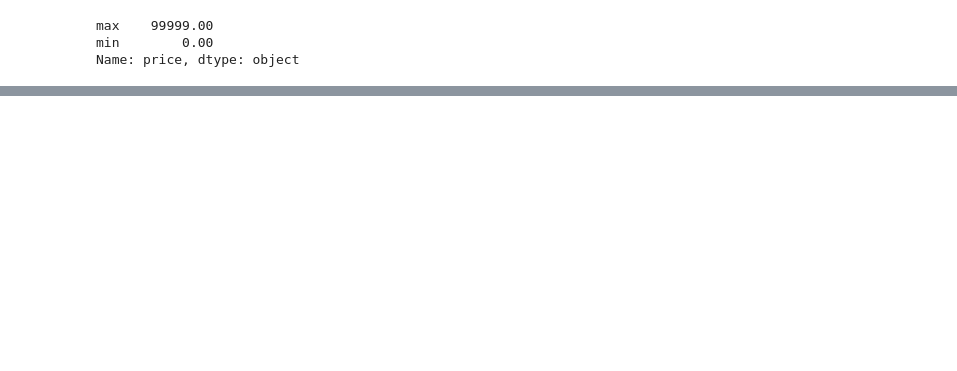
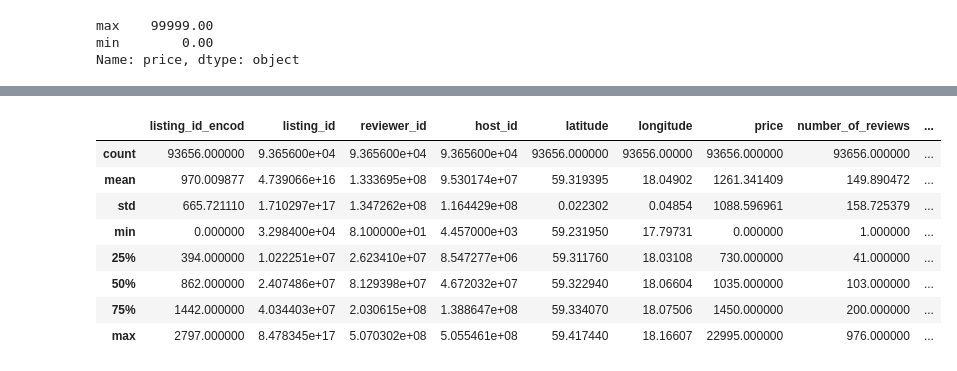
Before and after one commit to TanjaDS/Examensarbete_Airbnb, a Jupyter notebook: transformation_and_EDA/data_cleaning.ipynb, the cells around one changed output, grey strips where cells are left out. Drawn from its saved outputs; the diff is of its cells as text; code cells hidden in the pictures; blank space fills up the shorter version.

```diff
--- a/transformation_and_EDA/data_cleaning.ipynb
+++ b/transformation_and_EDA/data_cleaning.ipynb
@@ -341,0 +145,12 @@ df_listing[df_listing['host_name'].str.contains('Clara') == True]
+# %%
+df_host_reviews.describe()
+# %% [output]
+|  | listing_id_encod | listing_id | reviewer_id | host_id | latitude | longitude | price | number_of_reviews | ... |
+| count | 93656.000000 | 9.365600e+04 | 9.365600e+04 | 9.365600e+04 | 93656.000000 | 93656.00000 | 93656.000000 | 93656.000000 | ... |
+| mean | 970.009877 | 4.739066e+16 | 1.333695e+08 | 9.530174e+07 | 59.319395 | 18.04902 | 1261.341409 | 149.890472 | ... |
+| std | 665.721110 | 1.710297e+17 | 1.347262e+08 | 1.164429e+08 | 0.022302 | 0.04854 | 1088.596961 | 158.725379 | ... |
+| min | 0.000000 | 3.298400e+04 | 8.100000e+01 | 4.457000e+03 | 59.231950 | 17.79731 | 0.000000 | 1.000000 | ... |
+| 25% | 394.000000 | 1.022251e+07 | 2.623410e+07 | 8.547277e+06 | 59.311760 | 18.03108 | 730.000000 | 41.000000 | ... |
+| 50% | 862.000000 | 2.407486e+07 | 8.129398e+07 | 4.672032e+07 | 59.322940 | 18.06604 | 1035.000000 | 103.000000 | ... |
+| 75% | 1442.000000 | 4.034403e+07 | 2.030615e+08 | 1.388647e+08 | 59.334070 | 18.07506 | 1450.000000 | 200.000000 | ... |
+| max | 2797.000000 | 8.478345e+17 | 5.070302e+08 | 5.055461e+08 | 59.417440 | 18.16607 | 22995.000000 | 976.000000 | ... |
```
Also changed, not shown: parts of 60 cells of this notebook, 5 other files.
